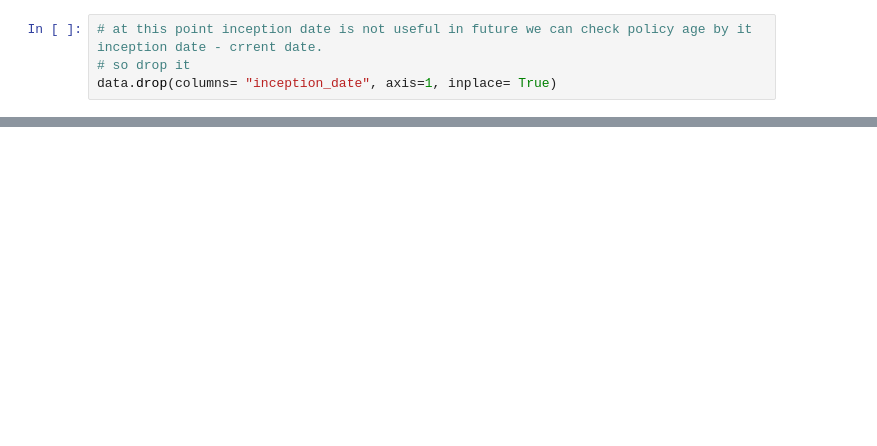
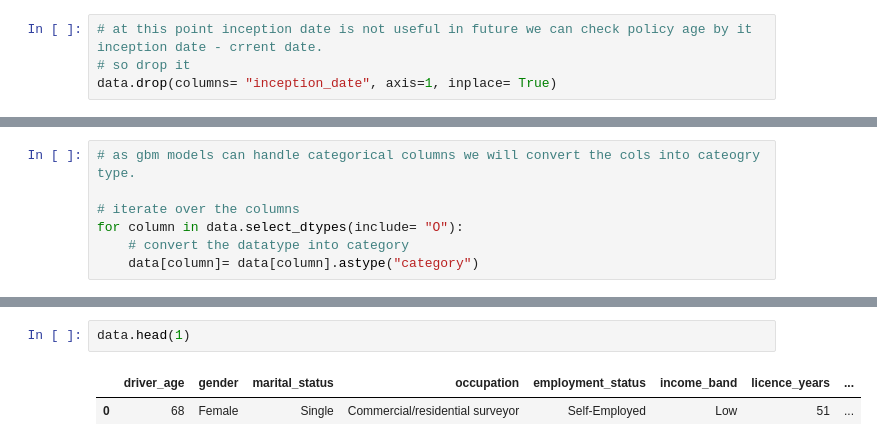
Before and after one commit to Lazygeniusbilal/rating-engine-, a Jupyter notebook: notebooks/modeling.ipynb, the cells around one changed output, grey strips where cells are left out. Cells and saved outputs as stored; diff of their text form; blank space fills up the shorter version.

```diff
--- a/notebooks/modeling.ipynb
+++ b/notebooks/modeling.ipynb
@@ -42,0 +50,7 @@ data.drop(columns= "inception_date", axis=1, inplace= True)
+# %%
+# as gbm models can handle categorical columns we will convert the cols into cateogry type.
+
+# iterate over the columns
+for column in data.select_dtypes(include= "O"):
+    # convert the datatype into category
+    data[column]= data[column].astype("category")
@@ -42,0 +204,5 @@ data.drop(columns= "inception_date", axis=1, inplace= True)
+# %%
+data.head(1)
+# %% [output]
+|  | driver_age | gender | marital_status | occupation | employment_status | income_band | licence_years | ... |
+| 0 | 68 | Female | Single | Commercial/residential surveyor | Self-Employed | Low | 51 | ... |
```
Also changed, not shown: parts of 16 cells of this notebook, 6 other files.
